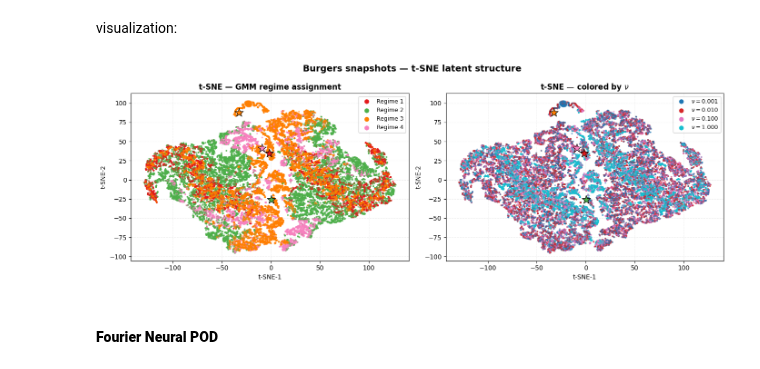
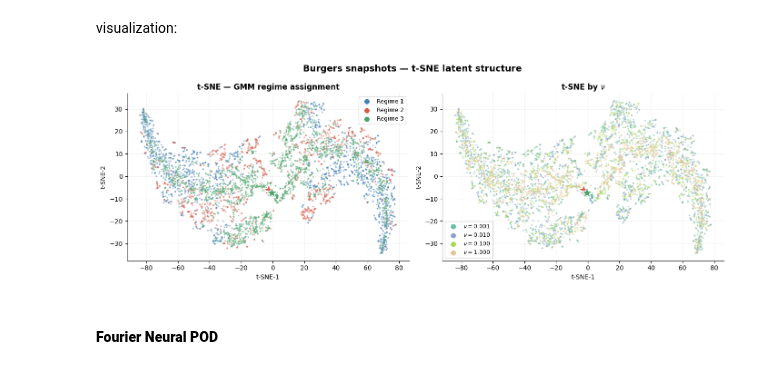
Before and after one commit to intsystems/2026-Project-185, a Jupyter notebook: code/notebooks/TEMPO_init.ipynb, the cells around one changed output. Drawn from its saved outputs; the diff is of its cells as text; code cells hidden in the pictures.

Commit message:
update one slide and plots

```diff
--- a/code/notebooks/TEMPO_init.ipynb
+++ b/code/notebooks/TEMPO_init.ipynb
@@ -90,7 +90,7 @@ s=torch.Size([5632000, 101]), t=torch.Size([5632000]), x=torch.Size([101, 1]), k
 ### **POD**
 # %%
 cfg = TEMPOConfig(
-    M=4,
+    M=3,
     basis_config=PODConfig(max_modes=8),
     basis_factory=pod_factory,
 )
@@ -246,47 +273,50 @@ mu_tsne = emb_all[-cfg.M:]
 # %% [markdown]
 visualization:
 # %%
-N_tsne = 5000
+N_tsne   = 5000
 idx_tsne = np.random.choice(len(alpha_viz), N_tsne, replace=False)
 
-alpha_tsne    = alpha_viz[idx_tsne]
-kappa_tsne    = kappa_viz[idx_tsne]
-hard_tsne     = trainer.gamma[idx][idx_tsne].argmax(dim=1).cpu().numpy()
-point_col_tsne = np.array([nu_to_col[nu] for nu in kappa_tsne])
+alpha_tsne     = alpha_viz[idx_tsne]
+kappa_tsne     = kappa_viz[idx_tsne]
+hard_tsne      = trainer.gamma[idx][idx_tsne].argmax(dim=1).cpu().numpy()
+point_col_tsne = np.array([nu_to_col[float(nu)] for nu in kappa_tsne])
 
 alpha_with_mu = np.vstack([alpha_tsne, mu_np])
 emb_all       = TSNE(n_components=2, perplexity=50, random_state=42, n_jobs=-1).fit_transform(alpha_with_mu)
 tsne_emb      = emb_all[:-cfg.M]
 mu_tsne       = emb_all[-cfg.M:]
 
+star_kw = dict(s=400, marker="*", zorder=10, edgecolors="white", linewidths=1.5)
+
 fig, axes = plt.subplots(1, 2, figsize=(14, 5))
 
 axes[0].scatter(tsne_emb[:, 0], tsne_emb[:, 1],
-                c=regime_colors[hard_tsne], s=3, alpha=0.4)
-axes[0].scatter(mu_tsne[:, 0], mu_tsne[:, 1],
-                c=regime_colors, s=200, marker="*", edgecolors="black", linewidths=0.8, zorder=5)
-axes[0].set_title(r"t-SNE — GMM regime assignment", fontweight="bold")
-handles = [plt.scatter([], [], color=regime_colors[m], s=40, label=f"Regime {m+1}")
+                c=regime_colors[hard_tsne], s=3, alpha=0.35, rasterized=True)
+axes[0].scatter(mu_tsne[:, 0], mu_tsne[:, 1], c=regime_colors, **star_kw)
+axes[0].set_title("t-SNE — GMM regime assignment", fontweight="bold")
+handles = [plt.scatter([], [], color=regime_colors[m], s=50, label=f"Regime {m+1}")
            for m in range(cfg.M)]
 axes[0].legend(handles=handles, fontsize=9)
 
-axes[1].scatter(tsne_emb[:, 0], tsne_emb[:, 1], c=point_col_tsne, s=3, alpha=0.4)
-axes[1].scatter(mu_tsne[:, 0], mu_tsne[:, 1],
-                c=regime_colors, s=200, marker="*", edgecolors="black", linewidths=0.8, zorder=5)
-axes[1].set_title(r"t-SNE — colored by $\nu$", fontweight="bold")
-handles = [plt.scatter([], [], color=c, s=40, label=rf"$\nu={nu:.3f}$")
-           for nu, c in zip(nu_unique, nu_colors)]
+axes[1].scatter(tsne_emb[:, 0], tsne_emb[:, 1],
+                c=point_col_tsne, s=3, alpha=0.35, rasterized=True)
+axes[1].scatter(mu_tsne[:, 0], mu_tsne[:, 1], c=regime_colors, **star_kw)
+axes[1].set_title(r"t-SNE by $\nu$", fontweight="bold")
+handles = [plt.scatter([], [], color=nu_to_col[nu], s=50,
+                       label=rf"$\nu = {nu:.3f}$") for nu in nu_unique]
 axes[1].legend(handles=handles, fontsize=9)
 
 for ax in axes:
     ax.set_xlabel("t-SNE-1"); ax.set_ylabel("t-SNE-2")
     ax.grid(True, ls="--", alpha=0.2)
+    ax.spines[["top", "right"]].set_visible(False)
 
-plt.suptitle("Burgers snapshots — t-SNE latent structure", fontweight="bold", fontsize=14)
+plt.suptitle("Burgers snapshots — t-SNE latent structure",
+             fontweight="bold", fontsize=14)
 plt.tight_layout()
 plt.show()
 # %% [output]
-[figure, old version]
+[figure, new version]
 # %% [markdown]
 #### **Fourier Neural POD**
 # %%
```
Also changed, not shown: parts of 6 cells of this notebook, 2 other files.
